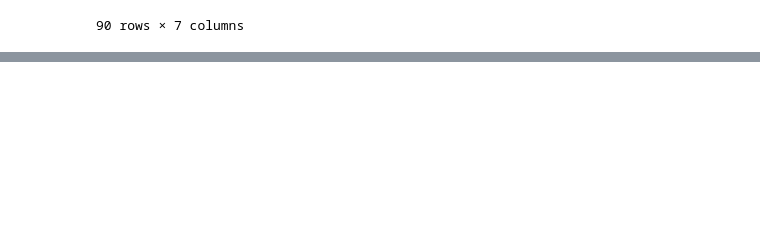
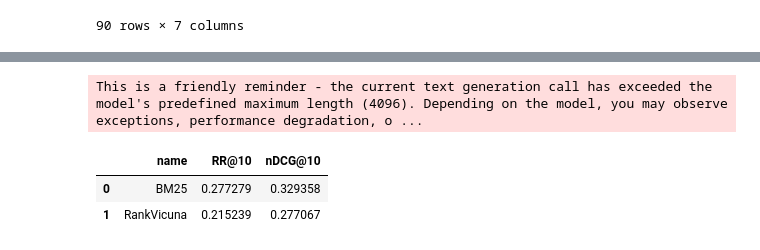
Before and after one commit to SOLandChildren/ChildCenteredEvaluation, a Jupyter notebook: code/indexing_retrieval.ipynb, the cells around one changed output, grey strips where cells are left out. Drawn from its saved outputs; the diff is of its cells as text; code cells hidden in the pictures; blank space fills up the shorter version.

```diff
--- a/code/indexing_retrieval.ipynb
+++ b/code/indexing_retrieval.ipynb
@@ -273,0 +263,40 @@ kid_friend_zephyr.search(kid_friend_queries["query"][2])
+# %%
+from pathlib import Path
+from pyterrier.measures import RR, nDCG
+
+kf_topical_qrels = pd.read_csv("../data/kid-friend-en/en/qrels/qrels-relevance-binary.csv")
+kf_topical_qrels["qid"] = kf_topical_qrels["qid"].astype(str)
+
+kf_results_dir = Path.cwd() / "results" / "kid-friend"
+kf_results_dir.mkdir(exist_ok=True, parents=True)
+
+pt.Experiment(
+    retr_systems = [kid_friend_bm25, kid_friend_vicuna],
+    topics = kid_friend_queries,
+    qrels = kf_topical_qrels,
+    names=["BM25", "RankVicuna"],
+    eval_metrics=[RR @ 10, nDCG @ 10],
+    save_dir=str(kf_results_dir),
+    save_mode='warn' # switch to overwrite if required
+)
+
+requik_topical_qrels = pd.read_csv("../data/requik/qrels/qrels-relevance-binary.csv")
+requik_topical_qrels["qid"] = requik_topical_qrels["qid"].astype(str)
+
+requik_results_dir = Path.cwd() / "results" / "requik"
+requik_results_dir.mkdir(exist_ok=True, parents=True)
+
+pt.Experiment(
+    retr_systems = [requik_bm25, requik_vicuna],
+    topics = requik_queries,
+    qrels = requik_topical_qrels,
+    names=["BM25", "RankVicuna"],
+    eval_metrics=[RR @ 10, nDCG @ 10],
+    save_dir=str(requik_results_dir),
+    save_mode='warn' # switch to overwrite if required
+)
+# %% [output]
+This is a friendly reminder - the current text generation call has exceeded the model's predefined maximum length (4096). Depending on the model, you may observe exceptions, performance degradation, o ...
+|  | name | RR@10 | nDCG@10 |
+| 0 | BM25 | 0.277279 | 0.329358 |
+| 1 | RankVicuna | 0.215239 | 0.277067 |
```
Also changed, not shown: parts of 13 cells of this notebook, 21 other files.
